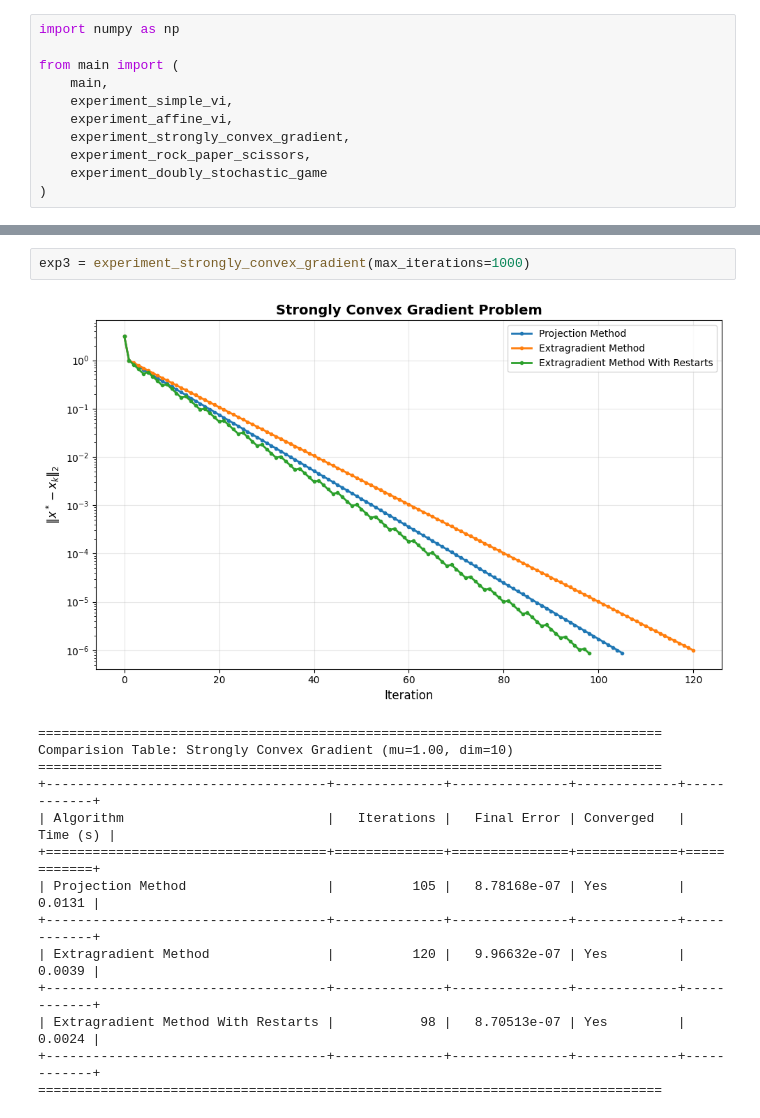
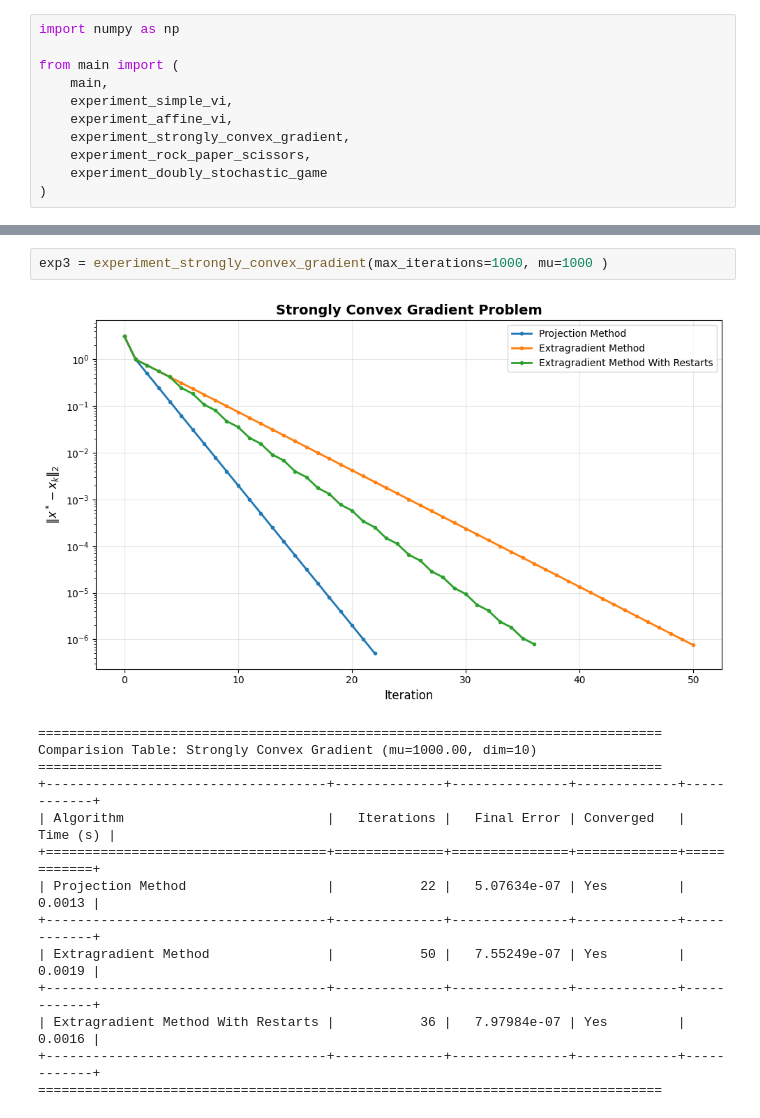
Before and after one commit to RthdxDev/saddle_points_problem, a Jupyter notebook: main.ipynb, the cells around one changed output, grey strips where cells are left out. Cells and saved outputs as stored; diff of their text form.

```diff
--- a/main.ipynb
+++ b/main.ipynb
@@ -44,20 +44,20 @@ Comparision Table: Affine VI (dim=10)
 +------------------------------------+--------------+---------------+-------------+------------+
 ================================================================================
 # %%
-exp3 = experiment_strongly_convex_gradient(max_iterations=1000)
+exp3 = experiment_strongly_convex_gradient(max_iterations=1000, mu=1000	)
 # %% [output]
-[figure, old version]
+[figure, new version]
 ================================================================================
-Comparision Table: Strongly Convex Gradient (mu=1.00, dim=10)
+Comparision Table: Strongly Convex Gradient (mu=1000.00, dim=10)
 ================================================================================
 +------------------------------------+--------------+---------------+-------------+------------+
 | Algorithm                          |   Iterations |   Final Error | Converged   |   Time (s) |
 +====================================+==============+===============+=============+============+
-| Projection Method                  |          105 |   8.78168e-07 | Yes         |     0.0131 |
+| Projection Method                  |           22 |   5.07634e-07 | Yes         |     0.0013 |
 +------------------------------------+--------------+---------------+-------------+------------+
-| Extragradient Method               |          120 |   9.96632e-07 | Yes         |     0.0039 |
+| Extragradient Method               |           50 |   7.55249e-07 | Yes         |     0.0019 |
 +------------------------------------+--------------+---------------+-------------+------------+
-| Extragradient Method With Restarts |           98 |   8.70513e-07 | Yes         |     0.0024 |
+| Extragradient Method With Restarts |           36 |   7.97984e-07 | Yes         |     0.0016 |
 +------------------------------------+--------------+---------------+-------------+------------+
 ================================================================================
 # %%
```
Also changed, not shown: parts of 5 cells of this notebook, 1 other file.
